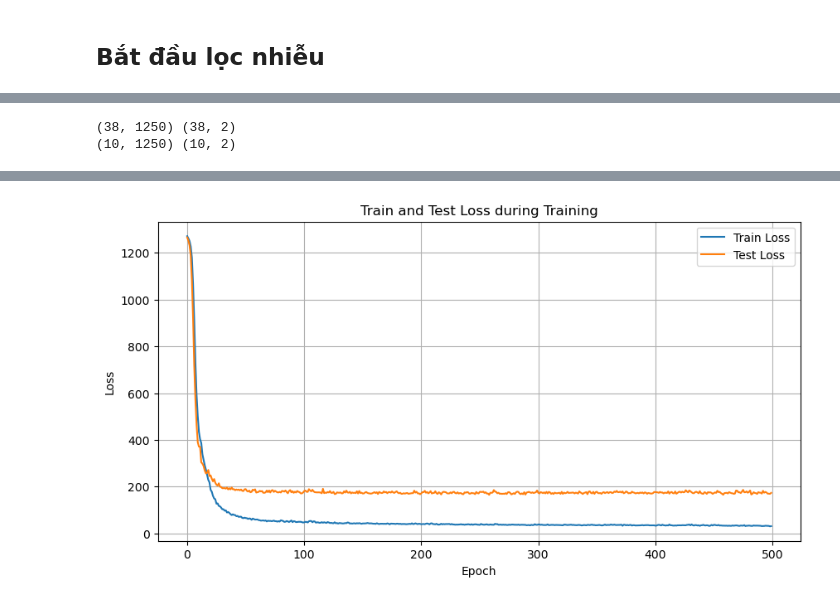
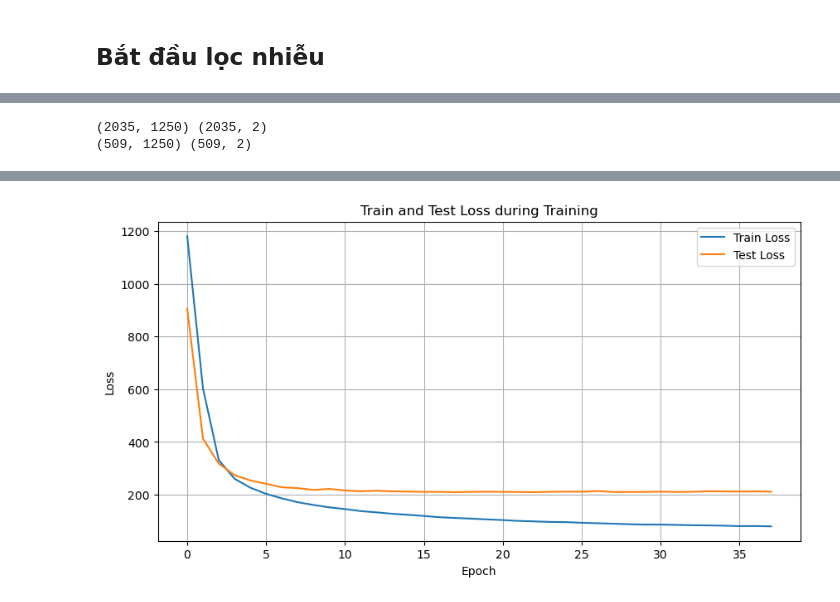
Before and after one commit to phucnguyenhoank/giua_ky_final, a Jupyter notebook: t2.ipynb, the cells around one changed output, grey strips where cells are left out. Cells and saved outputs as stored; diff of their text form; code cells hidden in the pictures.

```diff
--- a/t2.ipynb
+++ b/t2.ipynb
@@ -288,15 +317,13 @@ conditions_normalized = scaler_condition.fit_transform(conditions)
 # %%
 from sklearn.model_selection import train_test_split
 
-X_train, X_test, C_train, C_test = train_test_split(
-    segments_normalized, conditions_normalized, test_size=0.2, random_state=42
-)
+X_train, X_test, C_train, C_test = train_test_split(segments_normalized, conditions_normalized, test_size=0.2, random_state=42)
+
+print(X_train.shape, C_train.shape)  # Kiểm tra kích thước dữ liệu huấn luyện
+print(X_test.shape, C_test.shape)  # Kiểm tra kích thước dữ liệu kiểm tra
+# %% [output]
+(2035, 1250) (2035, 2)
+(509, 1250) (509, 2)
-# %%
-print(X_train.shape, C_train.shape)  # Kiểm tra kích thước dữ liệu huấn luyện
-print(X_test.shape, C_test.shape)  # Kiểm tra kích thước dữ liệu kiểm tra
-# %% [output]
-(38, 1250) (38, 2)
-(10, 1250) (10, 2)
 # %%
 import torch
 import torch.nn as nn
@@ -362,7 +389,7 @@ class CVAE(nn.Module):
         x_recon = self.decoder(z, condition)
         return x_recon, mean, logvar
 # %%
-def loss_function(x_recon, x, mean, logvar, beta=1.0):
+def loss_function(x_recon, x, mean, logvar, beta=2):
     mse = F.mse_loss(x_recon, x, reduction='sum')
     kl = -0.5 * torch.sum(1 + logvar - mean.pow(2) - logvar.exp())
     return mse + beta * kl
@@ -394,6 +421,8 @@ best_model_path = 'best_cvae_model.pth'
 
 # Huấn luyện
 num_epochs = 500
+patience = 20
+no_improve = 0
 for epoch in range(num_epochs):
     # Huấn luyện trên tập train
     cvae.train()
@@ -426,6 +455,14 @@ for epoch in range(num_epochs):
     if avg_test_loss < best_test_loss:
         best_test_loss = avg_test_loss
         torch.save(cvae.state_dict(), best_model_path)
+        no_improve = 0
+    else:
+        no_improve += 1
+
+    if no_improve >= patience:
+        print("Early stopping triggered!")
+        break
+
     if (epoch + 1) % 10 == 0:
         print(f"Epoch {epoch+1}, Train Loss: {avg_train_loss:.4f}, Test Loss: {avg_test_loss:.4f}")
 
@@ -465,4 +489,4 @@ Epoch 500, Train Loss: 31.1014, Test Loss: 173.3911
-[figure, old version]
+[figure, new version]
 # %%
 # Đánh giá trên tập test (MSE trung bình)
 cvae_loaded.eval()
```
Also changed, not shown: parts of 8 cells of this notebook, 1 other file.
